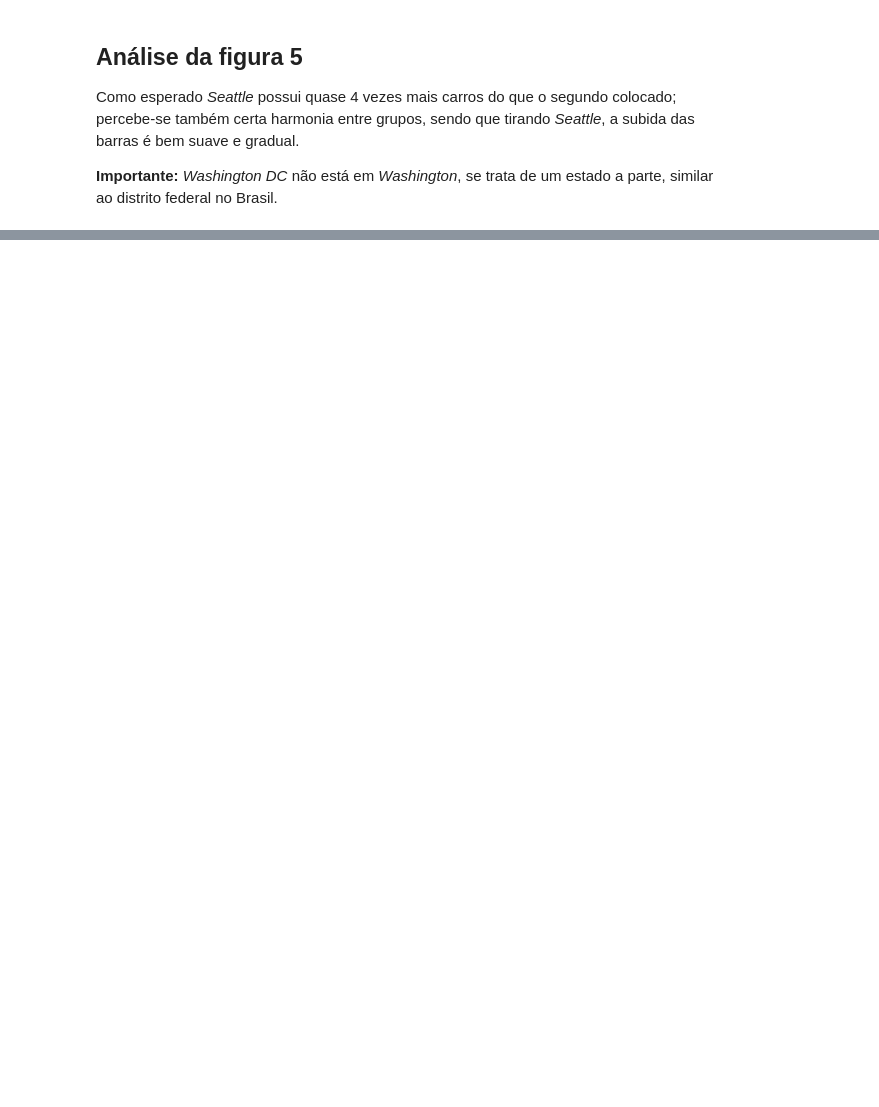
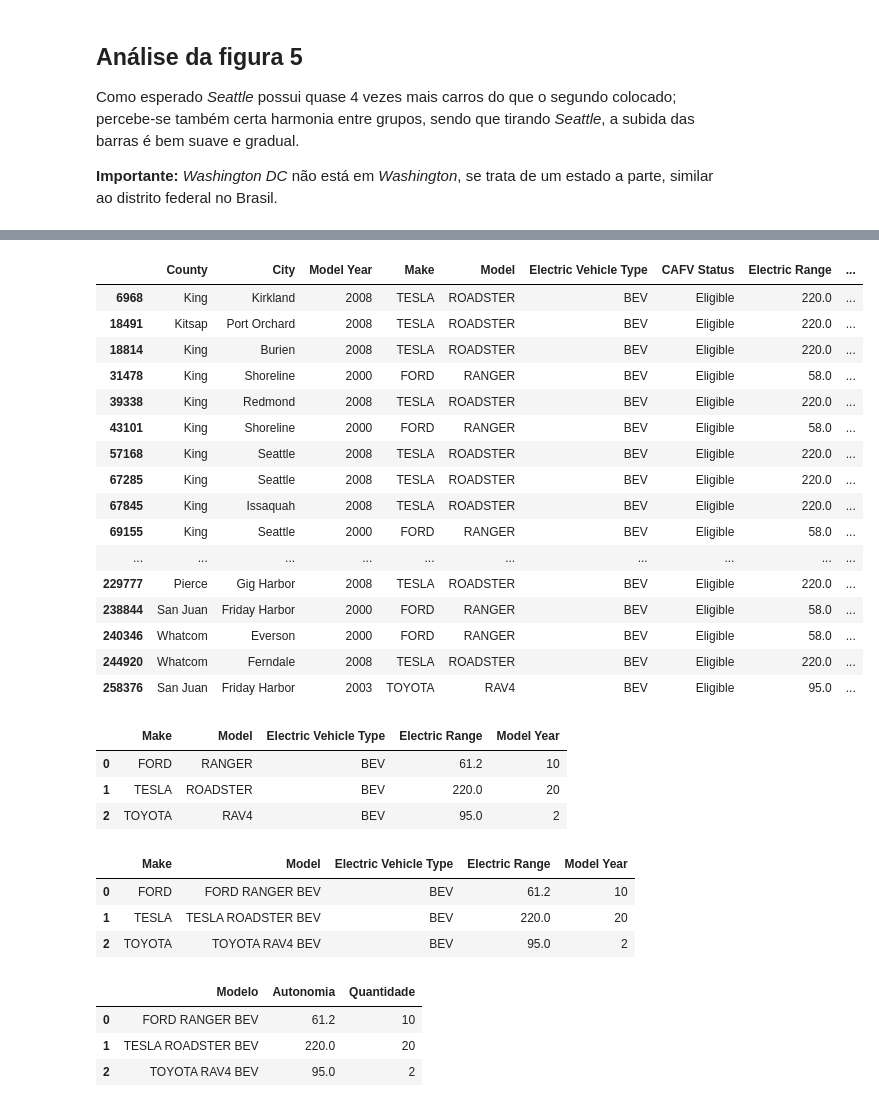
Before and after one commit to ValentimPiazera/EDA-Carros-Eletricos-Washington, a Jupyter notebook: notebooks/02_analise_eda.ipynb, the cells around one changed output, grey strips where cells are left out. Cells and saved outputs as stored; diff of their text form; code cells hidden in the pictures; blank space fills up the shorter version.

```diff
--- a/notebooks/02_analise_eda.ipynb
+++ b/notebooks/02_analise_eda.ipynb
@@ -215,0 +227,62 @@ fig.show()
+# %%
+# separando carros de 1999 - 2009
+
+df_1999_2009 = df_limpo[(df_limpo["Model Year"] >= 1999) & (df_limpo["Model Year"] < 2009)]
+
+df_1999_2009
+# %% [output]
+|  | County | City | Model Year | Make | Model | Electric Vehicle Type | CAFV Status | Electric Range | ... |
+| 6968 | King | Kirkland | 2008 | TESLA | ROADSTER | BEV | Eligible | 220.0 | ... |
+| 18491 | Kitsap | Port Orchard | 2008 | TESLA | ROADSTER | BEV | Eligible | 220.0 | ... |
+| 18814 | King | Burien | 2008 | TESLA | ROADSTER | BEV | Eligible | 220.0 | ... |
+| 31478 | King | Shoreline | 2000 | FORD | RANGER | BEV | Eligible | 58.0 | ... |
+| 39338 | King | Redmond | 2008 | TESLA | ROADSTER | BEV | Eligible | 220.0 | ... |
+| 43101 | King | Shoreline | 2000 | FORD | RANGER | BEV | Eligible | 58.0 | ... |
+| 57168 | King | Seattle | 2008 | TESLA | ROADSTER | BEV | Eligible | 220.0 | ... |
+| 67285 | King | Seattle | 2008 | TESLA | ROADSTER | BEV | Eligible | 220.0 | ... |
+| 67845 | King | Issaquah | 2008 | TESLA | ROADSTER | BEV | Eligible | 220.0 | ... |
+| 69155 | King | Seattle | 2000 | FORD | RANGER | BEV | Eligible | 58.0 | ... |
+| ... | ... | ... | ... | ... | ... | ... | ... | ... | ... |
+| 229777 | Pierce | Gig Harbor | 2008 | TESLA | ROADSTER | BEV | Eligible | 220.0 | ... |
+| 238844 | San Juan | Friday Harbor | 2000 | FORD | RANGER | BEV | Eligible | 58.0 | ... |
+| 240346 | Whatcom | Everson | 2000 | FORD | RANGER | BEV | Eligible | 58.0 | ... |
+| 244920 | Whatcom | Ferndale | 2008 | TESLA | ROADSTER | BEV | Eligible | 220.0 | ... |
+| 258376 | San Juan | Friday Harbor | 2003 | TOYOTA | RAV4 | BEV | Eligible | 95.0 | ... |
+# %%
+# Criando um dataframe com os carros de 1999 até 2009,
+# com informações de modelo (Marca + Modelo, concatenados), autonomia e quantidades registradas
+
+df_1999_2009_carros = df_1999_2009.groupby(["Make", "Model", "Electric Vehicle Type"]).agg({"Electric Range": "mean", "Model Year": "count"})
+
+df_1999_2009_carros = df_1999_2009_carros.reset_index()
+
+df_1999_2009_carros
+# %% [output]
+|  | Make | Model | Electric Vehicle Type | Electric Range | Model Year |
+| 0 | FORD | RANGER | BEV | 61.2 | 10 |
+| 1 | TESLA | ROADSTER | BEV | 220.0 | 20 |
+| 2 | TOYOTA | RAV4 | BEV | 95.0 | 2 |
+# %%
+# Unificando marca, modelo e tipo
+
+df_1999_2009_carros["Model"] = df_1999_2009_carros["Make"] + " " + df_1999_2009_carros["Model"] + " " + df_1999_2009_carros["Electric Vehicle Type"]
+
+df_1999_2009_carros
+# %% [output]
+|  | Make | Model | Electric Vehicle Type | Electric Range | Model Year |
+| 0 | FORD | FORD RANGER BEV | BEV | 61.2 | 10 |
+| 1 | TESLA | TESLA ROADSTER BEV | BEV | 220.0 | 20 |
+| 2 | TOYOTA | TOYOTA RAV4 BEV | BEV | 95.0 | 2 |
+# %%
+# Tratando as colunas
+
+df_1999_2009_carros = df_1999_2009_carros.rename(columns={"Model Year": "Quantidade", "Electric Range": "Autonomia", "Model": "Modelo"})
+
+df_1999_2009_carros.drop(columns=["Make", "Electric Vehicle Type"], inplace=True)
+
+df_1999_2009_carros
+# %% [output]
+|  | Modelo | Autonomia | Quantidade |
+| 0 | FORD RANGER BEV | 61.2 | 10 |
+| 1 | TESLA ROADSTER BEV | 220.0 | 20 |
+| 2 | TOYOTA RAV4 BEV | 95.0 | 2 |
```
Also changed, not shown: parts of 19 cells of this notebook.
